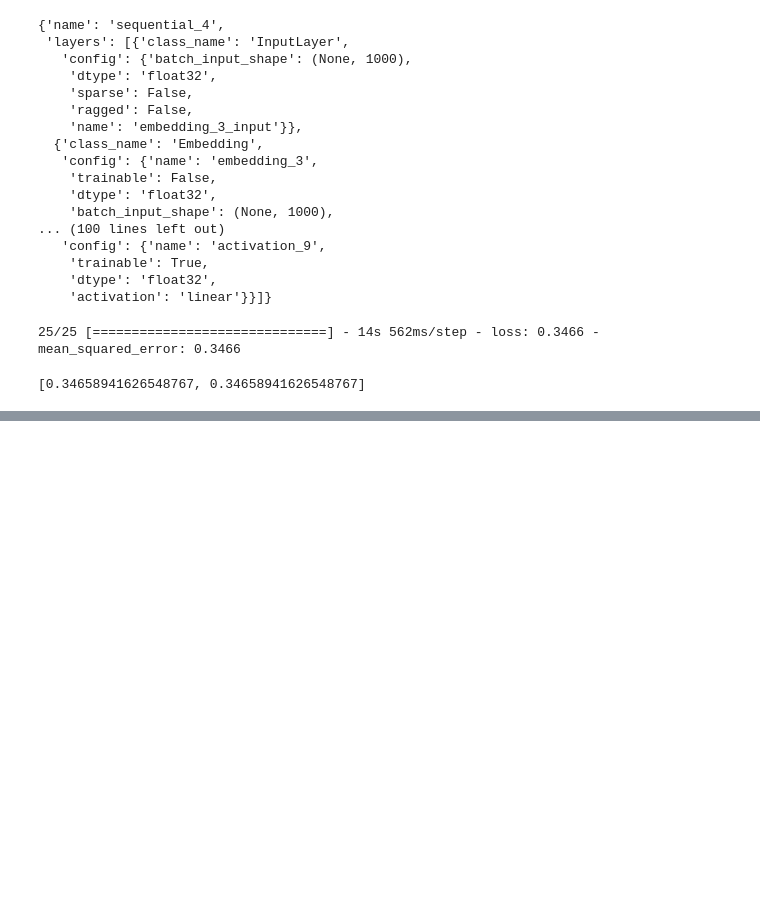
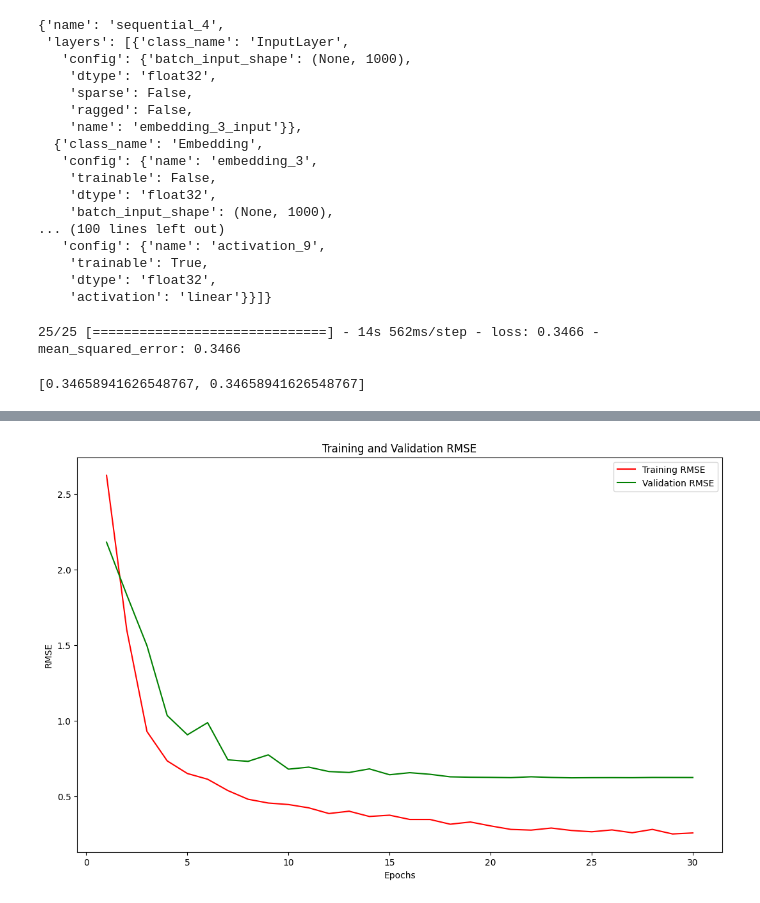
Before and after one commit to kshitij-mittal/automatic-essay-grading-DL, a Jupyter notebook: 04_deep_learning/DL_Modelng_v3-LSTMs.ipynb, the cells around one changed output, grey strips where cells are left out. Drawn from its saved outputs; the diff is of its cells as text; code cells hidden in the pictures; blank space fills up the shorter version.

```diff
--- a/04_deep_learning/DL_Modelng_v3-LSTMs.ipynb
+++ b/04_deep_learning/DL_Modelng_v3-LSTMs.ipynb
@@ -451,0 +718,3 @@ model_lstm_1.evaluate(X_test, Y_test)
+# %%
+mod_lstm_cnn3=LSTM_CNN1D_3()
+mod_lstm_cnn3.summary()
@@ -451,0 +739,19 @@ model_lstm_1.evaluate(X_test, Y_test)
+# %%
+from tensorflow.keras.callbacks import *
+import os
+reduce_lr = ReduceLROnPlateau(monitor = 'val_mcrmse', factor = 0.25, patience = 2, verbose = 1)
+earlystop = EarlyStopping(monitor = 'val_mcrmse',  mode="min", min_delta = 0, patience = 25,verbose = 1)
+filepath="/home/jupyter/automatic-essay-grading-DL/05_Model_files'/cnn_lstm_glove_weights_best"
+checkpoint = ModelCheckpoint(filepath, monitor='val_mcrmse',verbose=1, save_best_only=True, save_weights_only=False, overwrite=True, mode='min')
+
+callbacks = [reduce_lr,earlystop,checkpoint]
+# %%
+X_train_3=[vectorizer(np.array([[s] for s in train_samples])).numpy(),vectorizer(np.array([[s] for s in train_samples])).numpy()]
+# %%
+num_epochs=30
+mod_lstm_cnn3_history = mod_lstm_cnn3.fit(X_train_3, Y_train,
+                    batch_size=batch_size,
+                    epochs=num_epochs,
+                    validation_split=0.2,
+                    callbacks = callbacks,
+                    verbose=1)
@@ -451,0 +777,4 @@ model_lstm_1.evaluate(X_test, Y_test)
+# %%
+plot_train_rmse(mod_lstm_cnn3_history)
+# %% [output]
+[figure, added]
```
Also changed, not shown: parts of 36 cells of this notebook, 3 other files.
